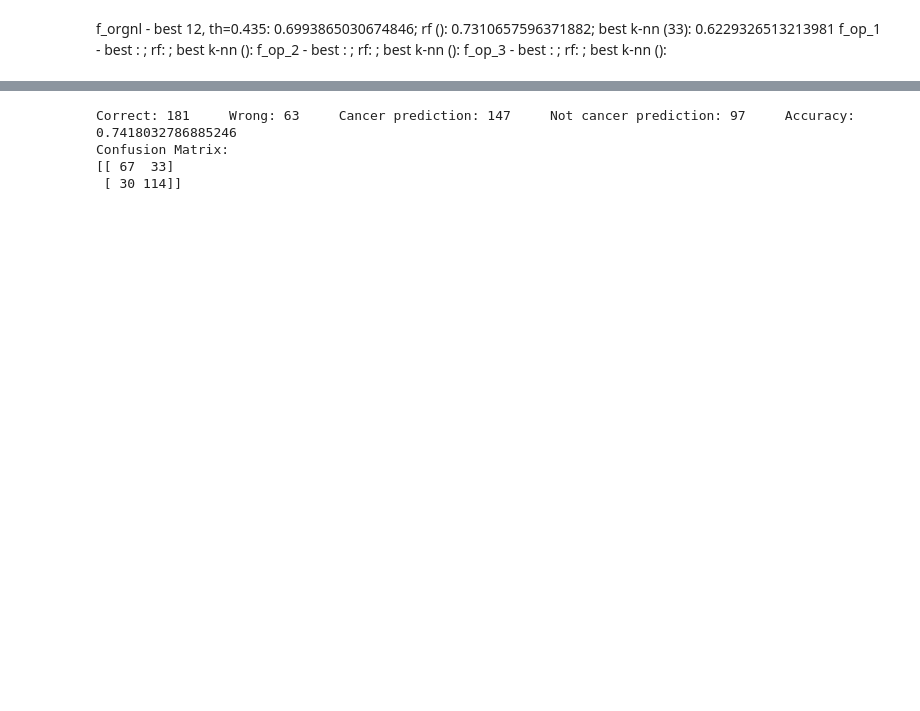
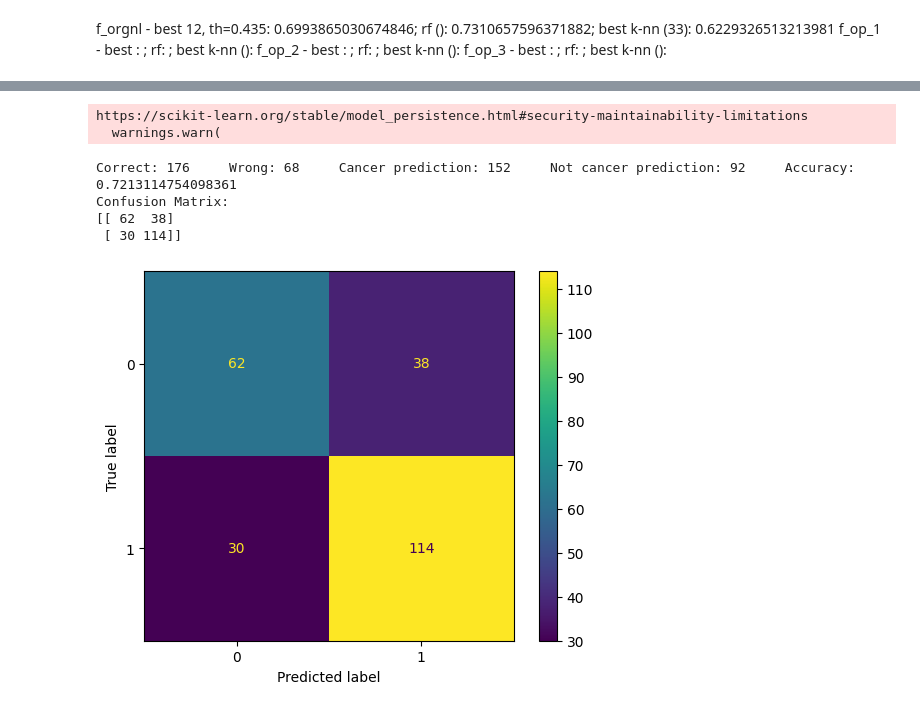
Before and after one commit to kjaer5555/mdasm-2024, a Jupyter notebook: model_exsample - Copy.ipynb, the cells around one changed output, grey strips where cells are left out. Saved outputs shown, nothing was run; the diff lists cells and outputs as text; code cells hidden in the pictures; blank space fills up the shorter version.

```diff
--- a/model_exsample - Copy.ipynb
+++ b/model_exsample - Copy.ipynb
@@ -622,11 +635,11 @@ pca_reload = pickle.load(open('pca3.pkl', 'rb'))
 X_scaled_pca = pca_reload.transform(X_scaled_test_data)
 
 pred_list_model_log_proba = model_log.predict_proba(X_scaled_test_data)
-pred_list_model_log_proba = model_random_tree.predict_proba(X_scaled_test_data)
+pred_list_model_tree_proba = model_random_tree.predict_proba(X_scaled_test_data)
 pred_list_model_knn_proba = model_knn.predict_proba(X_scaled_pca)
 
 pred_list_model_log_proba_norm = pred_list_model_log_proba/3
-pred_list_model_random_tree_proba_norm = pred_list_model_log_proba/3
+pred_list_model_random_tree_proba_norm = pred_list_model_tree_proba/3
 pred_list_model_knn_proba_norm = pred_list_model_knn_proba/3
 
 
@@ -639,39 +652,42 @@ threshold_proba = 0.5
 
 #Confusion matrix
 TP = 0
 FP = 0
 TN = 0
 FN = 0
 
 
-
-
-for x in range(len(pred_list_model_log)):
-    no = np.sum(pred_list_model_knn_proba_norm[x][0] + pred_list_model_log_proba_norm[x][0] +  pred_list_model_random_tree_proba_norm[x][0])
-    yes = np.sum(pred_list_model_knn_proba_norm[x][1] + pred_list_model_log_proba_norm[x][1] +  pred_list_model_random_tree_proba_norm[x][1])
+for x in range(len(pred_list_model_log_proba)):
+    yes =  pred_list_model_random_tree_proba_norm[x][1]+pred_list_model_knn_proba_norm[x][1]+pred_list_model_log_proba_norm[x][1]
     if yes > threshold_proba:
         cancer += 1
         if 1 == y_test_data[x]:
             TP += 1
             correct += 1
         else:
             FP += 1
             wrong +=1
     else:
         not_cancer += 1
         if 0 == y_test_data[x]:
             TN += 1
             correct += 1
         else:
             FN += 1
             wrong +=1
 
 confusion_matrix = np.matrix([[TN, FP], [FN, TP]])
 print('Correct:', correct, '    Wrong:', wrong, '    Cancer prediction:', cancer, '    Not cancer prediction:', not_cancer, '    Accuracy:', correct/(correct+wrong))
 print("Confusion Matrix:")
 print(confusion_matrix)
+disp = ConfusionMatrixDisplay(confusion_matrix=confusion_matrix,display_labels=model_knn.classes_)
+disp.plot()
+plt.savefig("final_confusion_matrix_prob.png")
 # %% [output]
-Correct: 181     Wrong: 63     Cancer prediction: 147     Not cancer prediction: 97     Accuracy: 0.7418032786885246
-Confusion Matrix:
-[[ 67  33]
- [ 30 114]]
+https://scikit-learn.org/stable/model_persistence.html#security-maintainability-limitations
+  warnings.warn(
+Correct: 176     Wrong: 68     Cancer prediction: 152     Not cancer prediction: 92     Accuracy: 0.7213114754098361
+Confusion Matrix:
+[[ 62  38]
+ [ 30 114]]
+[figure, added]
```
Also changed, not shown: parts of 6 cells of this notebook, 4 other files.
